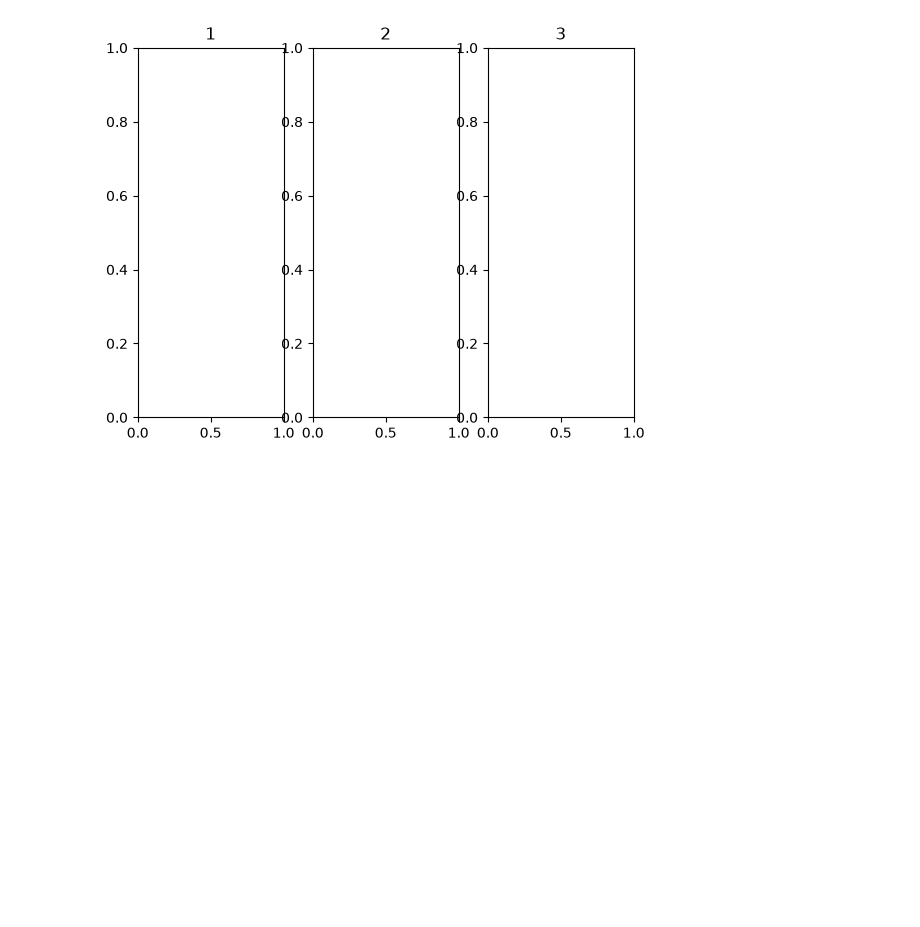
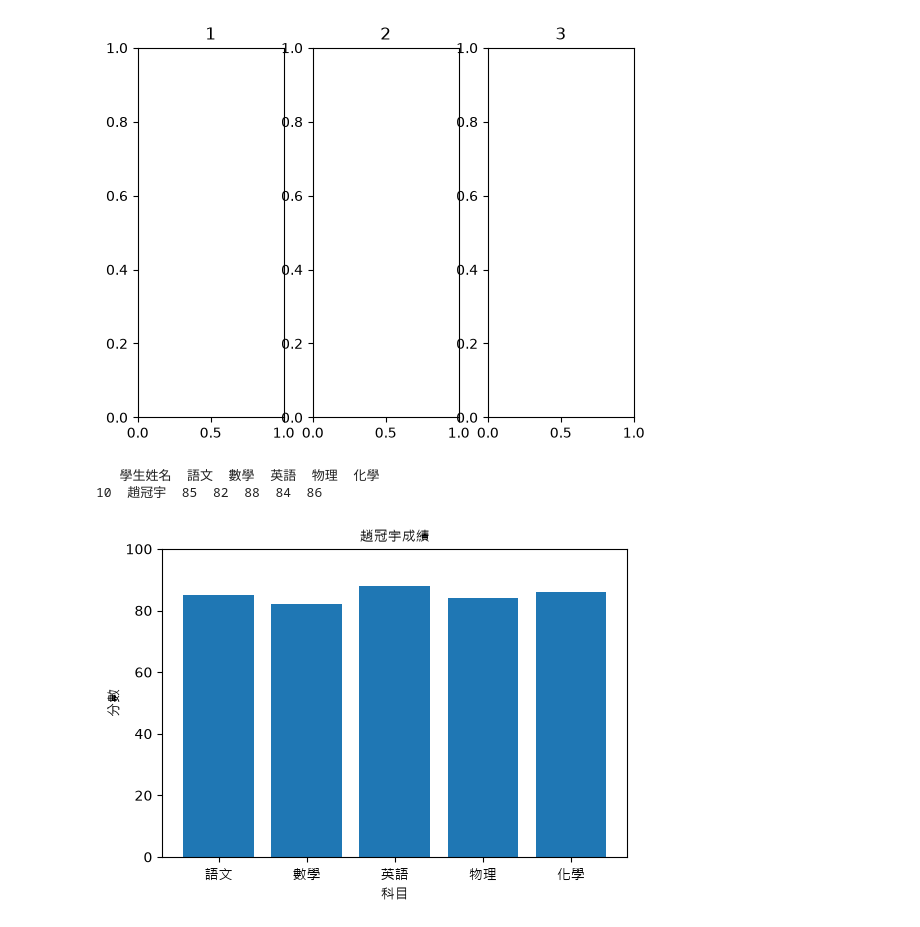
Before and after one commit to datejoy/python_projec_260516, a Jupyter notebook: 20260613/lesson3.ipynb, the cells around one changed output. Cells and saved outputs as stored; diff of their text form; code cells hidden in the pictures; blank space fills up the shorter version.

```diff
--- a/20260613/lesson3.ipynb
+++ b/20260613/lesson3.ipynb
@@ -44,3 +44,49 @@ ax_3.set_title('3')  #圖的標題
 plt.show()
 # %% [output]
 [figure]
+# %%
+import pandas as pd
+
+df = pd.read_csv("考試分數_3年6班.csv")
+# print(df.head())
+
+stu = df[df["學生姓名"] == "趙冠宇"]
+# print(df["學生姓名"] == "趙冠宇")
+print(stu)
+df["語文"] >= 80
+df[df["語文"] >= 90]
+df[df["語文"] >= 90].iloc[0]
+# %% [output]
+   學生姓名  語文  數學  英語  物理  化學
+10  趙冠宇  85  82  88  84  86
+# %%
+import pandas as pd
+import matplotlib.pyplot as plt
+from matplotlib.font_manager import FontProperties
+
+font = FontProperties(fname="C:\Windows\Fonts\msjh.ttc")
+
+df = pd.read_csv("考試分數_3年6班.csv")
+
+# 篩選資料
+stuZ = df[df["學生姓名"] == "趙冠宇"]
+
+# 取各科成績
+scores = stuZ.iloc[0][["語文", "數學", "英語", "物理", "化學"]]
+
+# 繪製長條圖
+fig = plt.figure(figsize=(6, 4))
+ax = fig.add_subplot(1, 1, 1)
+
+ax.bar(scores.index, scores.values)
+
+ax.set_title("趙冠宇成績", fontproperties=font)
+ax.set_xlabel("科目", fontproperties=font)
+ax.set_ylabel("分數", fontproperties=font)
+ax.set_ylim(0, 100)
+ax.set_xticks(range(len(scores.index)))
+ax.set_xticklabels(scores.index, fontproperties=font)
+
+plt.show()
+# %% [output]
+[figure, added]
```
Also changed, not shown: 4 other files.
